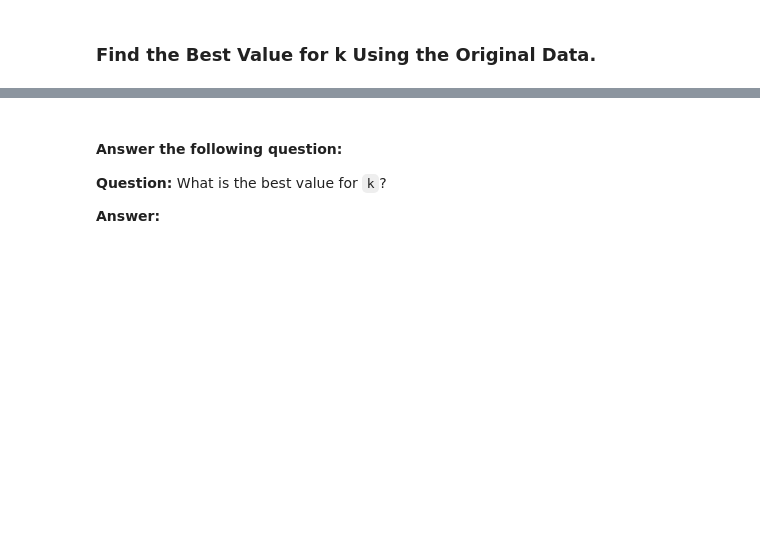
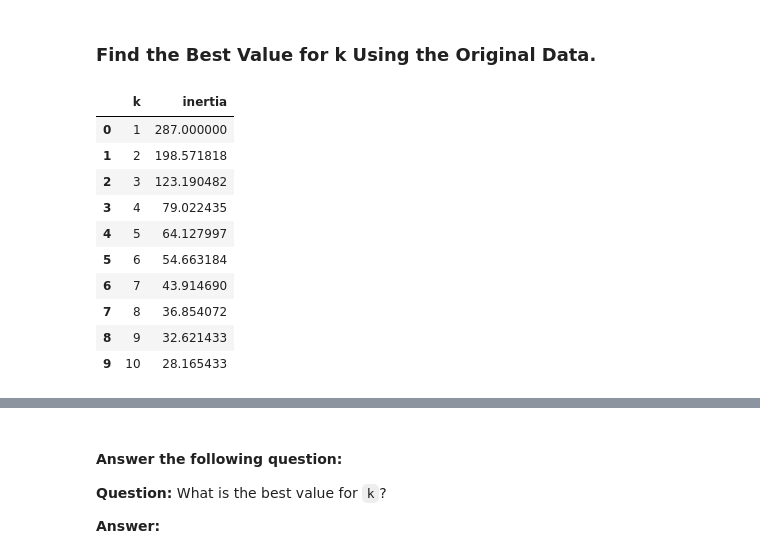
Before and after one commit to TRegan5/CryptoClustering, a Jupyter notebook: Crypto_Clustering.ipynb, the cells around one changed output, grey strips where cells are left out. Cells and saved outputs as stored; diff of their text form; code cells hidden in the pictures; blank space fills up the shorter version.

Commit message:
Calculated and graphed k vs. inertia

```diff
--- a/Crypto_Clustering.ipynb
+++ b/Crypto_Clustering.ipynb
@@ -109,20 +111,39 @@ df_market_scaled.head()
 ### Find the Best Value for k Using the Original Data.
 # %%
 # Create a list with the number of k-values from 1 to 11
+k_vals = list(range(1, 11))
 # %%
 # Create an empty list to store the inertia values
-
+inertias = []
 
 # Create a for loop to compute the inertia with each possible value of k
 # Inside the loop:
 # 1. Create a KMeans model using the loop counter for the n_clusters
 # 2. Fit the model to the data using `df_market_data_scaled`
 # 3. Append the model.inertia_ to the inertia list
+for k in k_vals:
+    k_model = KMeans(n_clusters=k, n_init=10)
+    k_model.fit(df_market_scaled)
+    inertias.append(model.inertia_)
 # %%
 # Create a dictionary with the data to plot the Elbow curve
-
+elbow_data = {'k': k_vals, 'inertia': inertias}
 
 # Create a DataFrame with the data to plot the Elbow curve
+elbow_df = pd.DataFrame(elbow_data)
+elbow_df
+# %% [output]
+|  | k | inertia |
+| 0 | 1 | 287.000000 |
+| 1 | 2 | 198.571818 |
+| 2 | 3 | 123.190482 |
+| 3 | 4 | 79.022435 |
+| 4 | 5 | 64.127997 |
+| 5 | 6 | 54.663184 |
+| 6 | 7 | 43.914690 |
+| 7 | 8 | 36.854072 |
+| 8 | 9 | 32.621433 |
+| 9 | 10 | 28.165433 |
 # %%
 # Plot a line chart with all the inertia values computed with
 # the different values of k to visually identify the optimal value for k.
```
Also changed, not shown: parts of 2 cells of this notebook.
